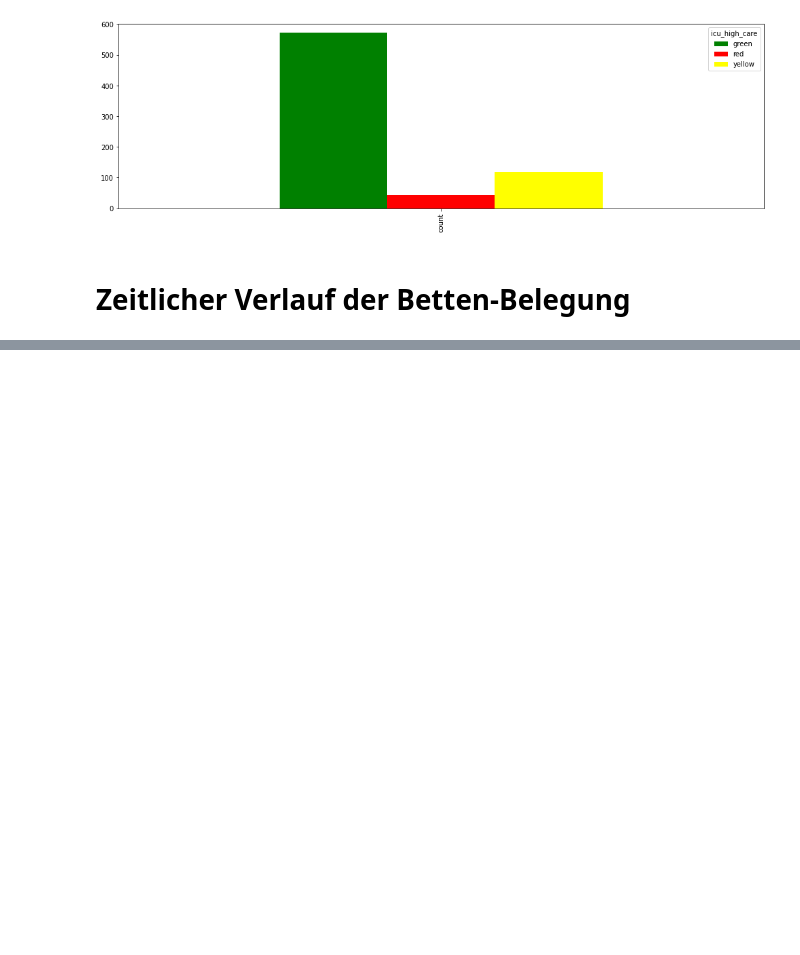
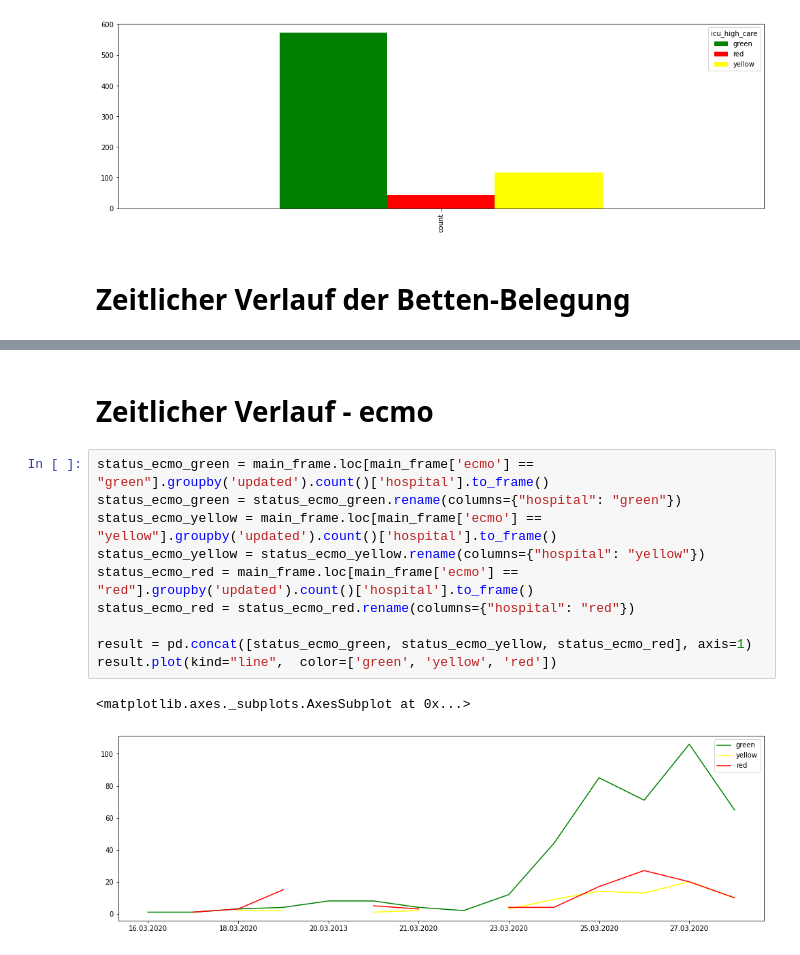
Before and after one commit to marc101101/intensiv-betten, a Jupyter notebook: data_analytics/Markus_first_draft.ipynb, the cells around one changed output, grey strips where cells are left out. Drawn from its saved outputs; the diff is of its cells as text; blank space fills up the shorter version.

```diff
--- a/data_analytics/Markus_first_draft.ipynb
+++ b/data_analytics/Markus_first_draft.ipynb
@@ -141,0 +172,15 @@ AttributeError: 'Series' object has no attribute 'Date'
+# %% [markdown]
+# Zeitlicher Verlauf - ecmo
+# %%
+status_ecmo_green = main_frame.loc[main_frame['ecmo'] == "green"].groupby('updated').count()['hospital'].to_frame()
+status_ecmo_green = status_ecmo_green.rename(columns={"hospital": "green"})
+status_ecmo_yellow = main_frame.loc[main_frame['ecmo'] == "yellow"].groupby('updated').count()['hospital'].to_frame()
+status_ecmo_yellow = status_ecmo_yellow.rename(columns={"hospital": "yellow"})
+status_ecmo_red = main_frame.loc[main_frame['ecmo'] == "red"].groupby('updated').count()['hospital'].to_frame()
+status_ecmo_red = status_ecmo_red.rename(columns={"hospital": "red"})
+
+result = pd.concat([status_ecmo_green, status_ecmo_yellow, status_ecmo_red], axis=1)
+result.plot(kind="line",  color=['green', 'yellow', 'red'])
+# %% [output]
+<matplotlib.axes._subplots.AxesSubplot at 0x...>
+[figure, added]
```
Also changed, not shown: parts of 9 cells of this notebook, 2 other files.
